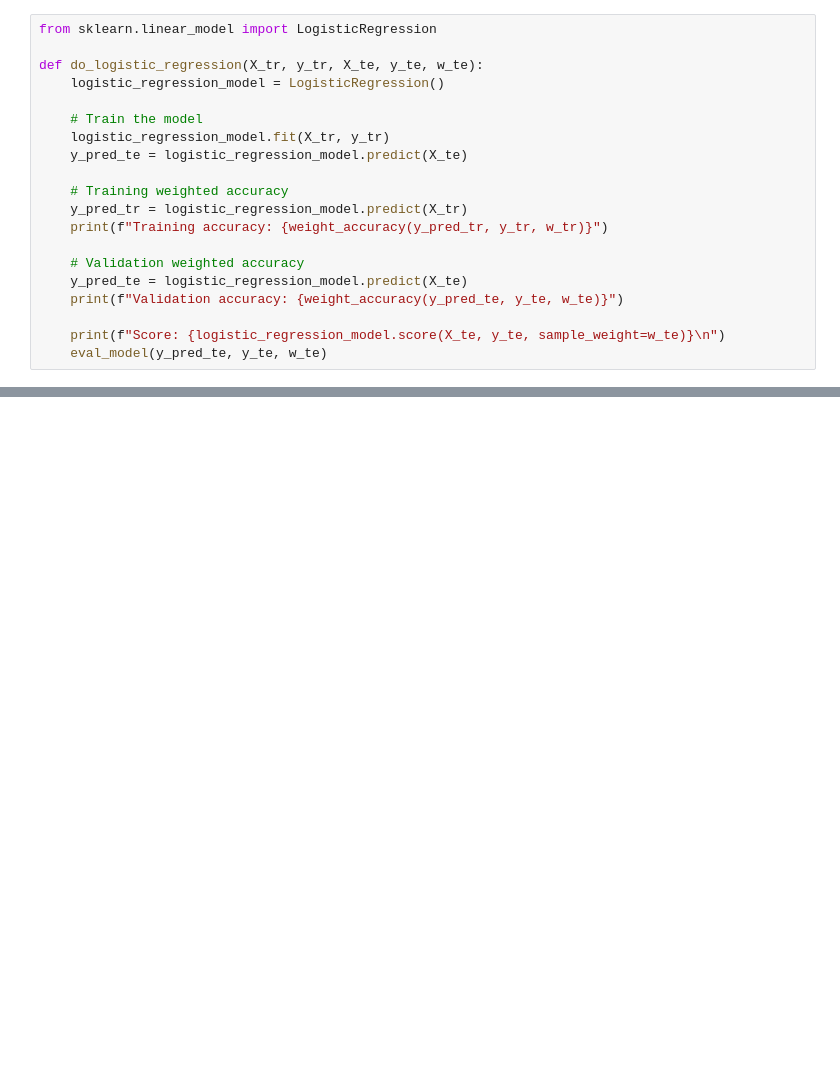
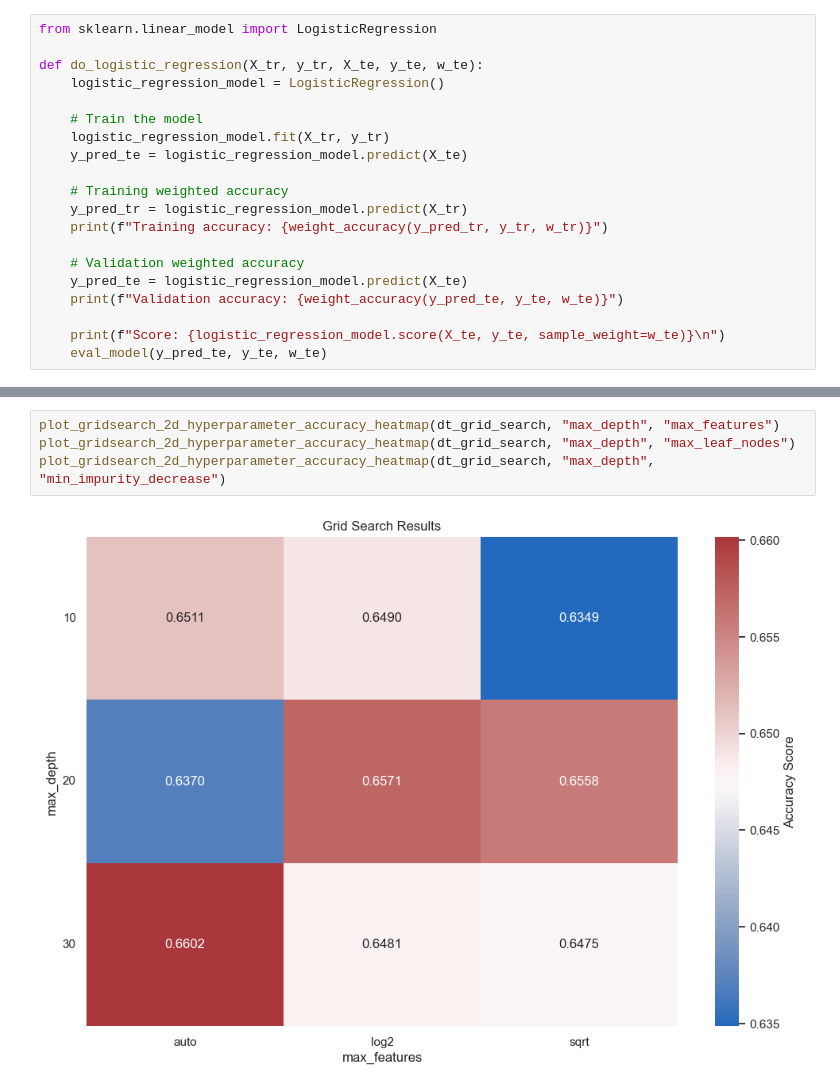
Before and after one commit to briannlin/184a_stroke_prediction, a Jupyter notebook: stroke_prediction.ipynb, the cells around one changed output, grey strips where cells are left out. Drawn from its saved outputs; the diff is of its cells as text; blank space fills up the shorter version.

```diff
--- a/stroke_prediction.ipynb
+++ b/stroke_prediction.ipynb
@@ -407,0 +695,6 @@ Confusion Matrix:
+# %%
+plot_gridsearch_2d_hyperparameter_accuracy_heatmap(dt_grid_search, "max_depth", "max_features")
+plot_gridsearch_2d_hyperparameter_accuracy_heatmap(dt_grid_search, "max_depth", "max_leaf_nodes")
+plot_gridsearch_2d_hyperparameter_accuracy_heatmap(dt_grid_search, "max_depth", "min_impurity_decrease")
+# %% [output]
+[figure, added]
```
Also changed, not shown: parts of 27 cells of this notebook.
